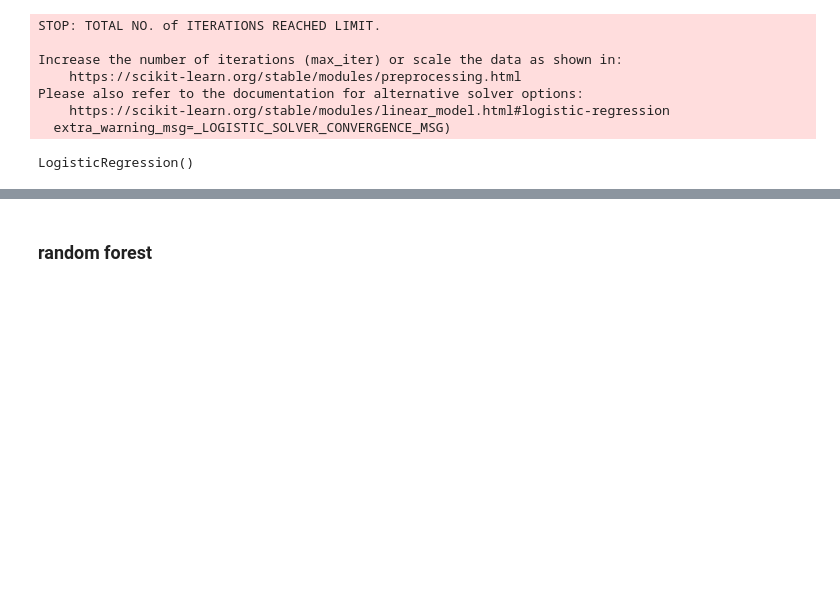
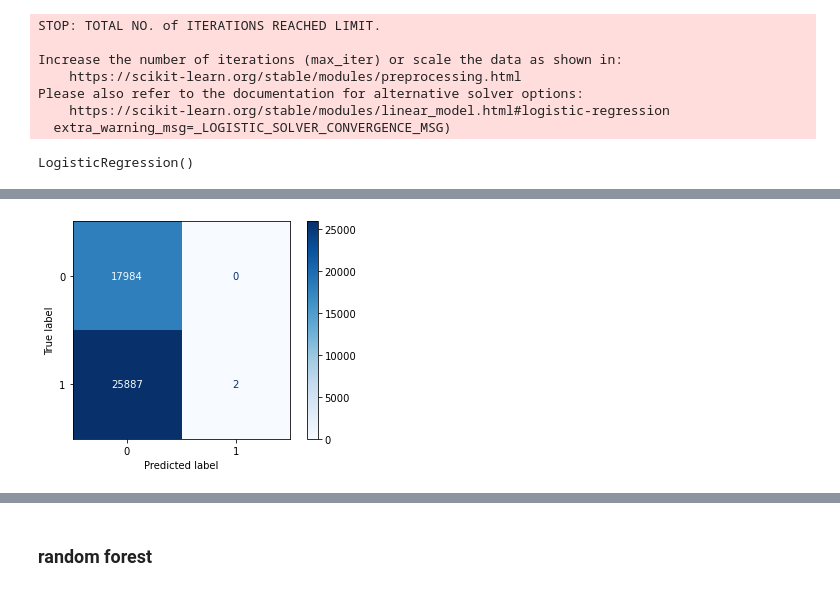
Before and after one commit to alicetsai1020/campaigns_on_kickstarter, a Jupyter notebook: models.ipynb, the cells around one changed output, grey strips where cells are left out. Drawn from its saved outputs; the diff is of its cells as text; code cells hidden in the pictures; blank space fills up the shorter version.

```diff
--- a/models.ipynb
+++ b/models.ipynb
@@ -119,9 +115,13 @@ X_all_feat = pd.concat([X, X_tfidf], axis = 1)
 # Splitting Dataset into train and test set
 X_train_nlp, X_test_nlp, y_train_nlp, y_test_nlp = train_test_split(
     X_tfidf, y, test_size=0.25, random_state=42)
+# %%
+scaler = StandardScaler()
+X_unscaled = pd.DataFrame(scaler.fit_transform(
+    X_all_feat), columns=list(X_all_feat.columns))
 # %%
-# Splitting Dataset into train and test set
-X_train, X_test, y_train, y_test = train_test_split(
-    X_all_feat, y, test_size=0.25, random_state=42)
+# Splitting Dataset into train and test set for logreg
+X_train_s, X_test_s, y_train_s, y_test_s = train_test_split(
+    X_unscaled, y, test_size=0.25, random_state=42)
 # %% [markdown]
 ### logistic regression
@@ -140,6 +128,3 @@ X_unscaled.head()
-# %%
-# Splitting Dataset into train and test set
-X_train_s, X_test_s, y_train_s, y_test_s = train_test_split(X_unscaled, y, test_size=0.25, random_state=42)
 # %%
 # Fitting a logistic regression model with default parameters
 logreg = LogisticRegression()
@@ -177,21 +161,0 @@ weighted avg       0.76      0.76      0.76     49635
-# %%
-# Plotting the AUC-ROC
-y_score = logreg.fit(X_train_s, y_train_s).decision_function(X_test_s)
-fpr, tpr, thresholds = roc_curve(y_test_s, y_score)
-
-print('AUC:', round(auc(fpr, tpr),5))
-
-plt.figure(figsize=(10,8))
-lw = 2
-plt.plot(fpr, tpr, color='darkorange',
-         lw=lw, label='ROC curve')
-plt.plot([0, 1], [0, 1], color='navy', lw=lw, linestyle='--')
-plt.xlim([0.0, 1.0])
-plt.ylim([0.0, 1.05])
-plt.yticks([i/20.0 for i in range(21)])
-plt.xticks([i/20.0 for i in range(21)])
-plt.xlabel('False Positive Rate')
-plt.ylabel('True Positive Rate')
-plt.title('Receiver operating characteristic (ROC) Curve')
-plt.legend(loc="lower right")
-plt.show()
@@ -262,0 +162,5 @@ ax.set_ylim([-1,1]);
+# %%
+# Confusion matrix
+plot_confusion_matrix(logreg, X_test, y_test, cmap=plt.cm.Blues);
+# %% [output]
+[figure, added]
```
Also changed, not shown: parts of 55 cells of this notebook.
